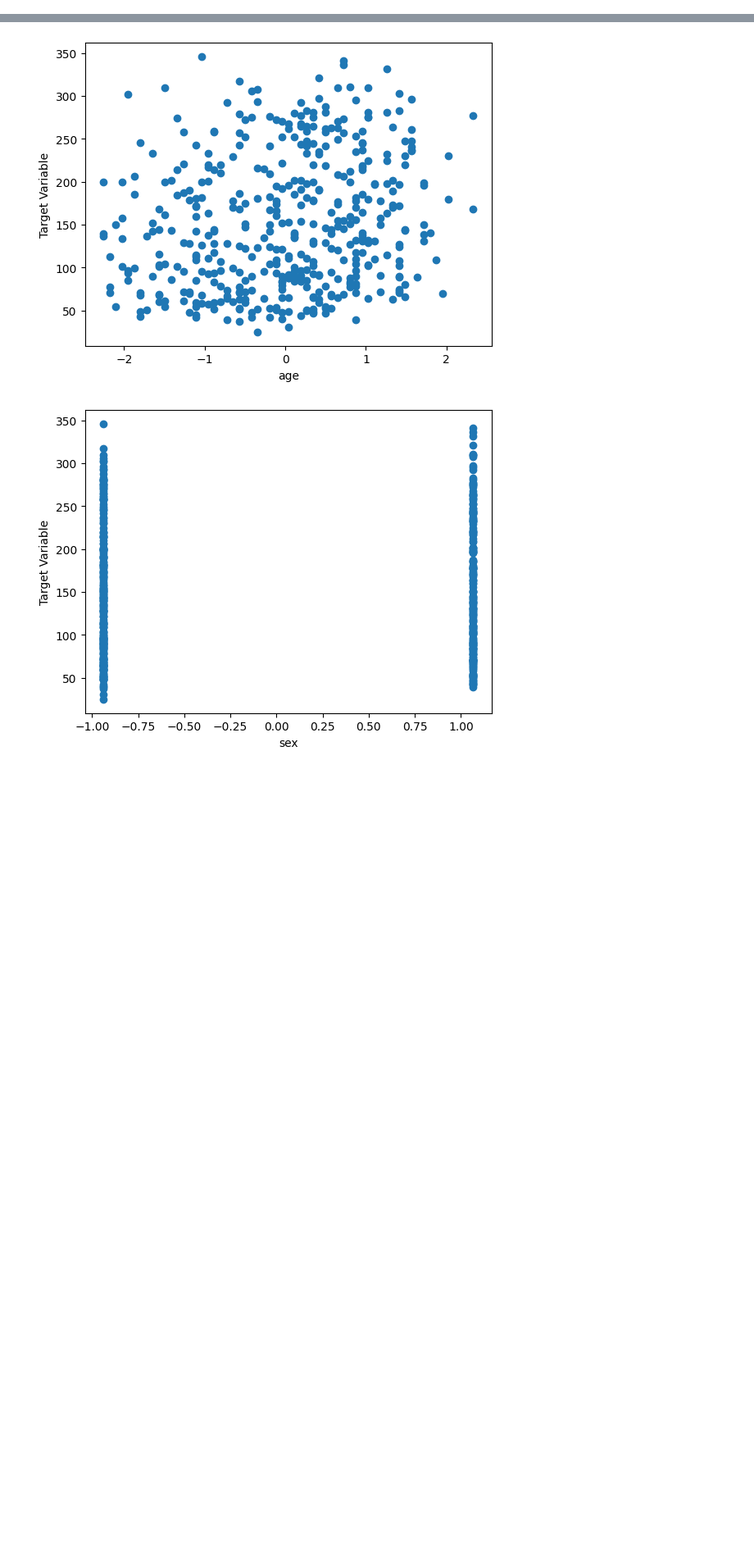
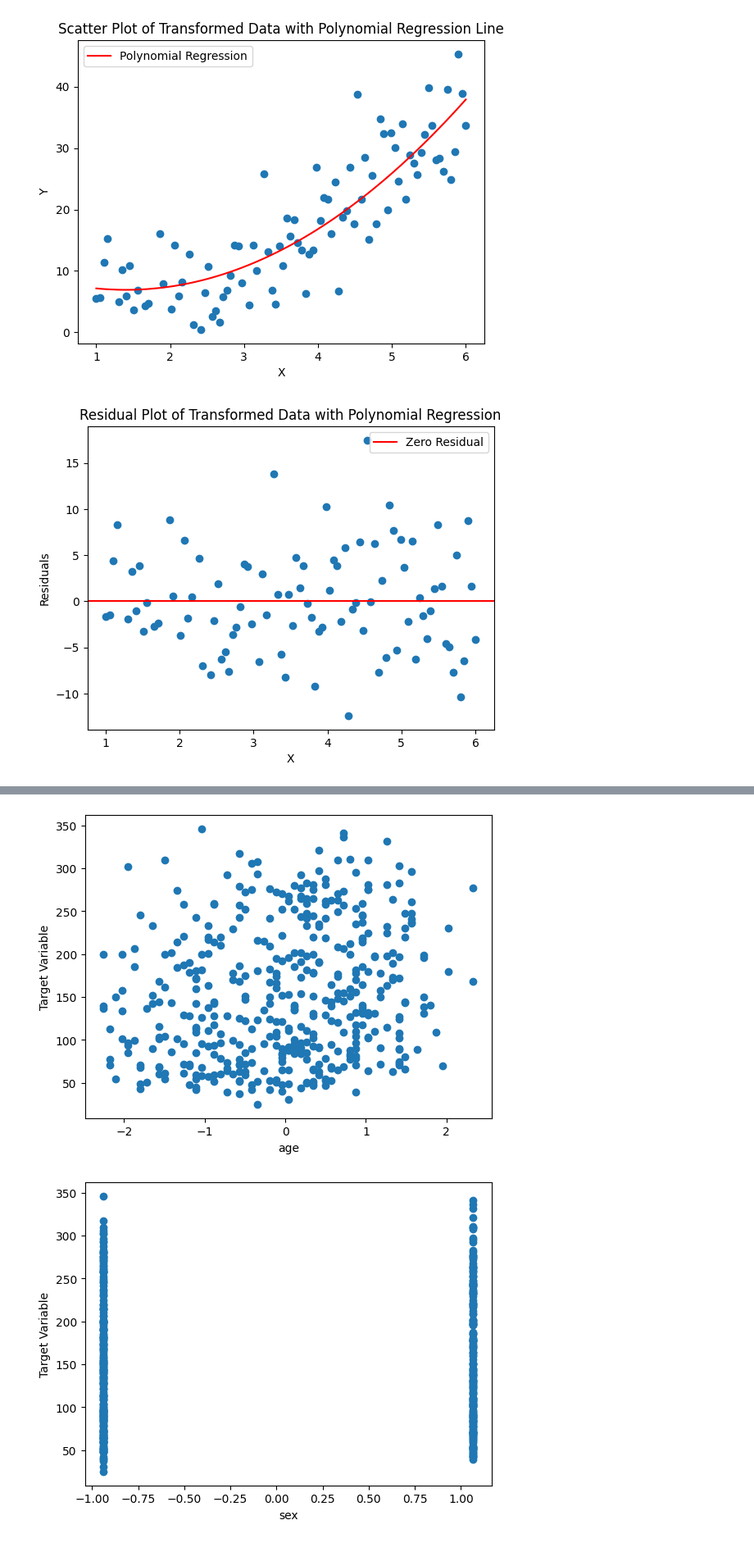
Before and after one commit to Ayavie/Data_problems, a Jupyter notebook: Data_problems.ipynb, the cells around one changed output, grey strips where cells are left out. Shown: that part at 82% size. Saved outputs shown, nothing was run; the diff lists cells and outputs as text; code cells hidden in the pictures; blank space fills up the shorter version.

```diff
--- a/Data_problems.ipynb
+++ b/Data_problems.ipynb
@@ -4,0 +64,30 @@
+# %%
+# apply polynomial transformation
+poly = PolynomialFeatures(degree=2)
+x_poly = poly.fit_transform(x.reshape(-1, 1))
+
+# fit and predict using polynomial regression
+model_poly = LinearRegression().fit(x_poly, y)
+y_pred_poly = model_poly.predict(x_poly)
+
+# plot the transformed data and polynomial regression line
+plt.scatter(x, y)
+plt.plot(x, y_pred_poly, color='r', label='Polynomial Regression')
+plt.xlabel('X')
+plt.ylabel('Y')
+plt.title('Scatter Plot of Transformed Data with Polynomial Regression Line')
+plt.legend()
+plt.show()
+
+
+# plot the residuals using polynomial regression
+plt.scatter(x, y - y_pred_poly)
+plt.axhline(y=0, color='r', linestyle='-', label='Zero Residual')
+plt.xlabel('X')
+plt.ylabel('Residuals')
+plt.title('Residual Plot of Transformed Data with Polynomial Regression')
+plt.legend()
+plt.show()
+# %% [output]
+[figure, added]
+[figure, added]
```
Also changed, not shown: parts of 20 cells of this notebook.
